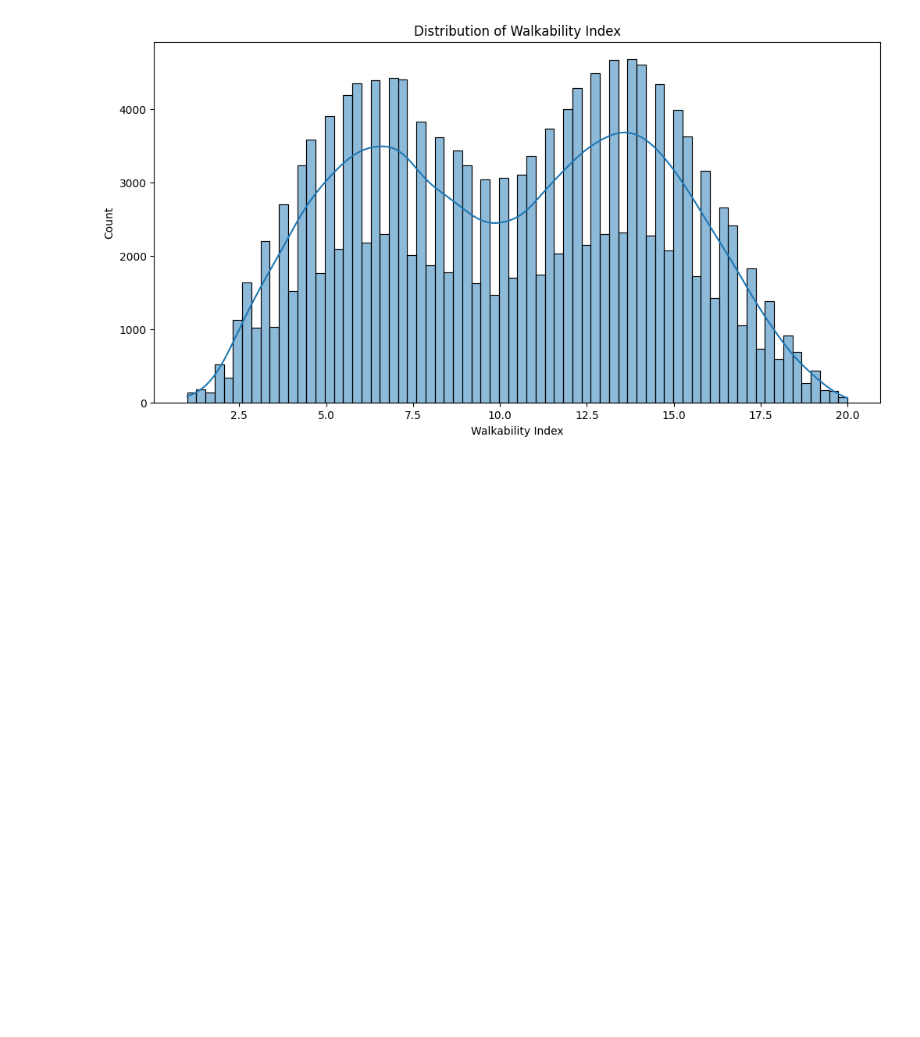
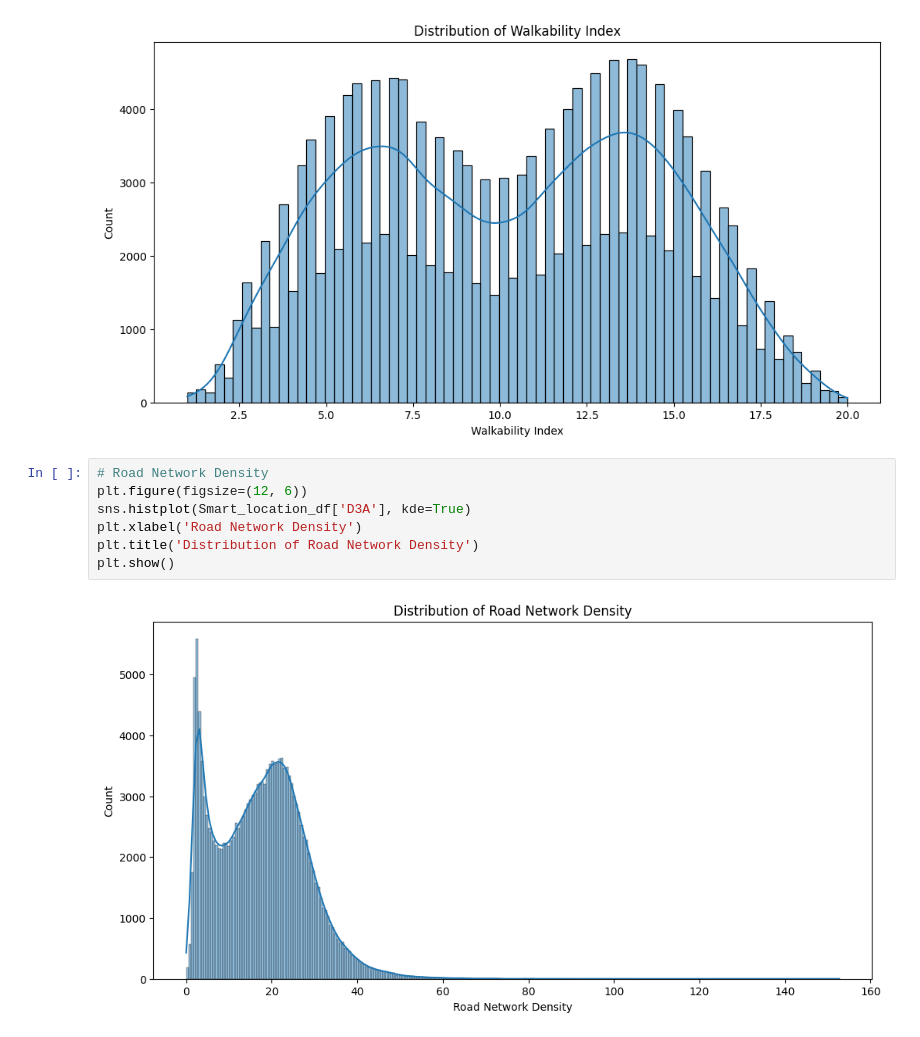
Before and after one commit to ARYAA98/Smart_Location_Database_Analysis, a Jupyter notebook: SmartLocation_Database_Analysis.ipynb, the cells around one changed output. Cells and saved outputs as stored; diff of their text form; blank space fills up the shorter version.

```diff
--- a/SmartLocation_Database_Analysis.ipynb
+++ b/SmartLocation_Database_Analysis.ipynb
@@ -259,3 +299,12 @@ plt.title('Distribution of Walkability Index')
 plt.show()
 # %% [output]
 [figure]
+# %%
+# Road Network Density
+plt.figure(figsize=(12, 6))
+sns.histplot(Smart_location_df['D3A'], kde=True)
+plt.xlabel('Road Network Density')
+plt.title('Distribution of Road Network Density')
+plt.show()
+# %% [output]
+[figure, added]
```
Also changed, not shown: parts of 6 cells of this notebook.
